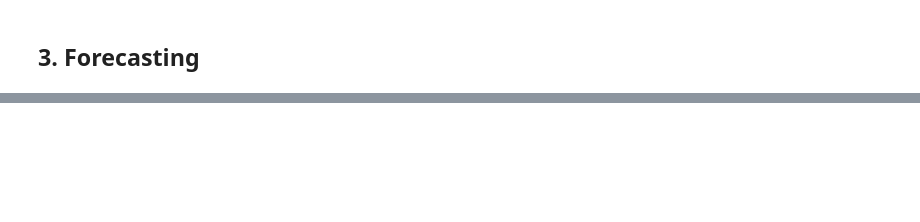
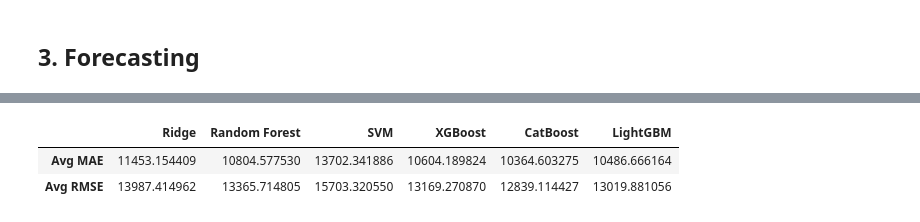
Before and after one commit to CharlesS940/xhec_endless_line, a Jupyter notebook: notebooks/attendance_forecast.ipynb, the cells around one changed output, grey strips where cells are left out. Cells and saved outputs as stored; diff of their text form; code cells hidden in the pictures; blank space fills up the shorter version.

```diff
--- a/notebooks/attendance_forecast.ipynb
+++ b/notebooks/attendance_forecast.ipynb
@@ -837,5 +838,5 @@ df = df.sort_values(
 
 # Assuming `df` is already loaded and cleaned
 # Define features and target
-X = df.drop(columns=["USAGE_DATE", "attendance"])
+X = df.drop(columns=["USAGE_DATE"])
 y = df["attendance"]
@@ -887,0 +1098,36 @@ final_results
+# %%
+X_train["Avg_Attendance_Day_Month"] = X_train.groupby(["Month", "DayOfWeek"])[
+    "attendance"
+].transform("mean")
+X_test = X_test.merge(
+    X_train[["Month", "DayOfWeek", "Avg_Attendance_Day_Month"]].drop_duplicates(),
+    on=["Month", "DayOfWeek"],
+    how="left",
+)
+X_test["Avg_Attendance_Day_Month"] = X_test["Avg_Attendance_Day_Month"].fillna(
+    X_train["attendance"].mean()
+)
+
+X_train.drop(columns=["Month", "DayOfWeek", "attendance", "USAGE_DATE"], inplace=True)
+X_test.drop(columns=["Month", "DayOfWeek", "attendance", "USAGE_DATE"], inplace=True)
+
+for model_name, model in models.items():
+    # Fit the model on the training data
+    model.fit(X_train, y_train)
+
+    # Make predictions
+    y_pred = model.predict(X_test)
+
+    # Evaluate the model
+    mae = mean_absolute_error(y_test, y_pred)
+    rmse = np.sqrt(mean_squared_error(y_test, y_pred))
+
+    # Store results
+    results[model_name].append({"MAE": mae, "RMSE": rmse})
+
+# Aggregate results
+final_results = {}
+for model_name, metrics in results.items():
+    avg_mae = np.mean([m["MAE"] for m in metrics])
+    avg_rmse = np.mean([m["RMSE"] for m in metrics])
+    final_results[model_name] = {"Avg MAE": avg_mae, "Avg RMSE": avg_rmse}
@@ -887,0 +1161,6 @@ final_results
+# %%
+pd.DataFrame(final_results)
+# %% [output]
+|  | Ridge | Random Forest | SVM | XGBoost | CatBoost | LightGBM |
+| Avg MAE | 11453.154409 | 10804.577530 | 13702.341886 | 10604.189824 | 10364.603275 | 10486.666164 |
+| Avg RMSE | 13987.414962 | 13365.714805 | 15703.320550 | 13169.270870 | 12839.114427 | 13019.881056 |
```
Also changed, not shown: parts of 11 cells of this notebook, 4 other files.
